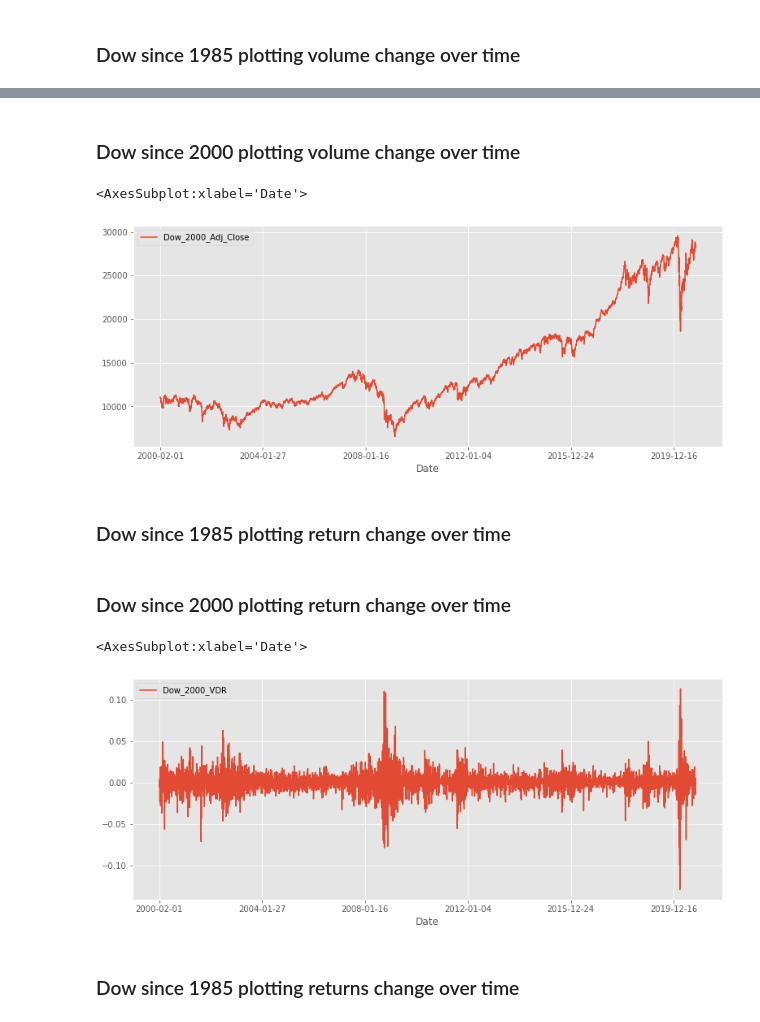
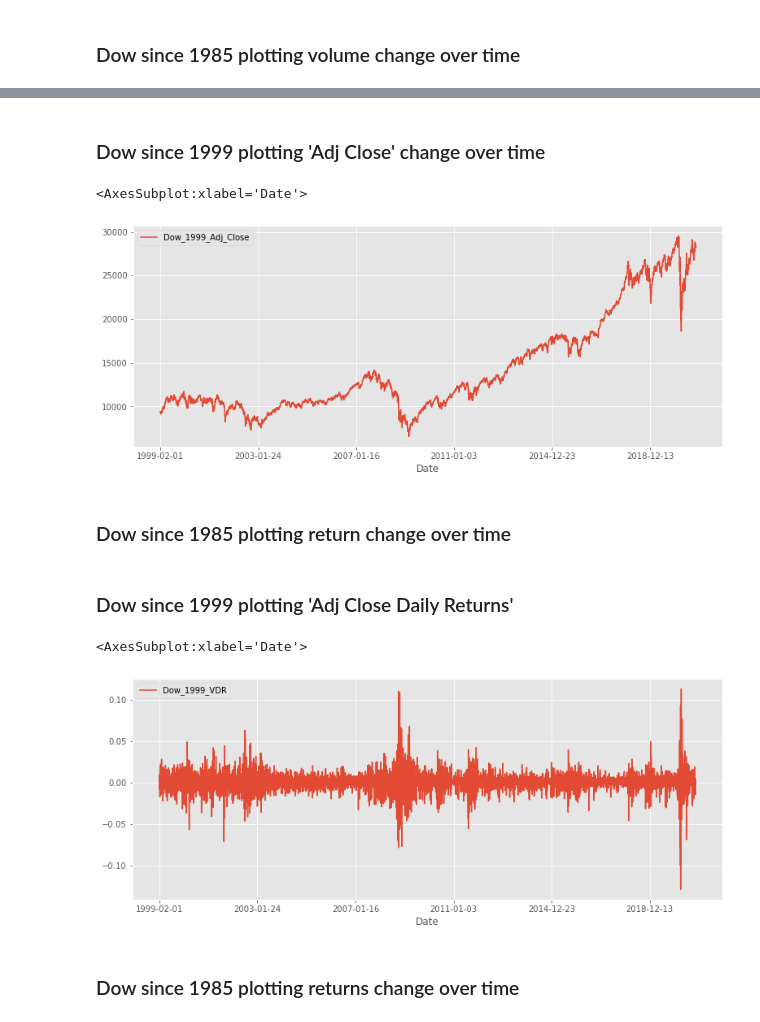
Before and after one commit to yamasjose11/index-elections, a Jupyter notebook: index-funds-elections.ipynb, the cells around one changed output, grey strips where cells are left out. Drawn from its saved outputs; the diff is of its cells as text; code cells hidden in the pictures.

```diff
--- a/index-funds-elections.ipynb
+++ b/index-funds-elections.ipynb
@@ -26,8 +28,8 @@ dow_filtered["Volume Daily Returns"] = dow_filtered['Volume'].pct_change(1)
 # %%
 # dow_filtered
 # %%
-dow_filtered2000 = dow[dow['Date'] > '2000-01-31'].copy()
+dow_filtered1999 = dow[dow['Date'] > '1999-01-31'].copy()
 # dow_filtered_copy2000 = dow_filtered2000.copy()
 # %%
-dow_filtered2000["Adj Close Daily Returns"] = dow_filtered2000['Adj Close'].pct_change(1)
-dow_filtered2000["Volume Daily Returns"] = dow_filtered2000['Volume'].pct_change(1)
+dow_filtered1999["Adj Close Daily Returns"] = dow_filtered1999['Adj Close'].pct_change(1)
+dow_filtered1999["Volume Daily Returns"] = dow_filtered1999['Volume'].pct_change(1)
@@ -81,10 +143,10 @@ dow_filtered.plot(x='Date', y='Adj Close', label='Dow_1985_Adj_Close', figsize=(
 # %% [markdown]
-### Dow since 2000 plotting volume change over time
+### Dow since 1999 plotting 'Adj Close' change over time
 # %%
-dow_filtered2000.plot(x='Date', y='Adj Close', label='Dow_2000_Adj_Close', figsize=(13,5))
+dow_filtered1999.plot(x='Date', y='Adj Close', label='Dow_1999_Adj_Close', figsize=(13,5))
 # %% [output]
 <AxesSubplot:xlabel='Date'>
-[figure, old version]
+[figure, new version]
 # %% [markdown]
 ### Dow since 1985 plotting return change over time
 # %%
@@ -92,9 +154,9 @@ dow_filtered_copy.plot(x='Date', y='Adj Close Daily Returns', label='Dow_1985_VD
-# %% [markdown]
-### Dow since 2000 plotting return change over time
+# %% [markdown]
+### Dow since 1999 plotting 'Adj Close Daily Returns'
 # %%
-dow_filtered2000.plot(x='Date', y='Adj Close Daily Returns', label='Dow_2000_VDR', figsize=(13,5))
+dow_filtered1999.plot(x='Date', y='Adj Close Daily Returns', label='Dow_1999_VDR', figsize=(13,5))
 # %% [output]
 <AxesSubplot:xlabel='Date'>
-[figure, old version]
+[figure, new version]
 # %% [markdown]
 ### Dow since 1985 plotting returns change over time
```
Also changed, not shown: parts of 81 cells of this notebook.
